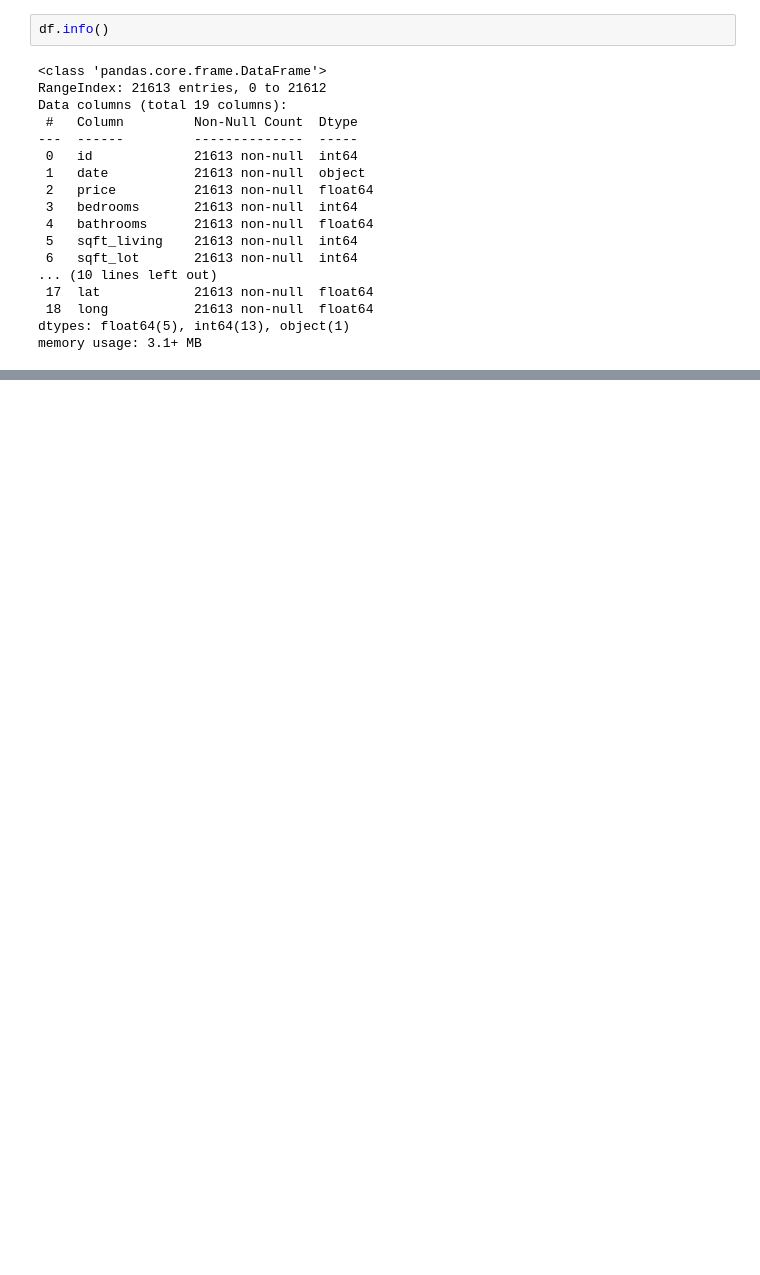
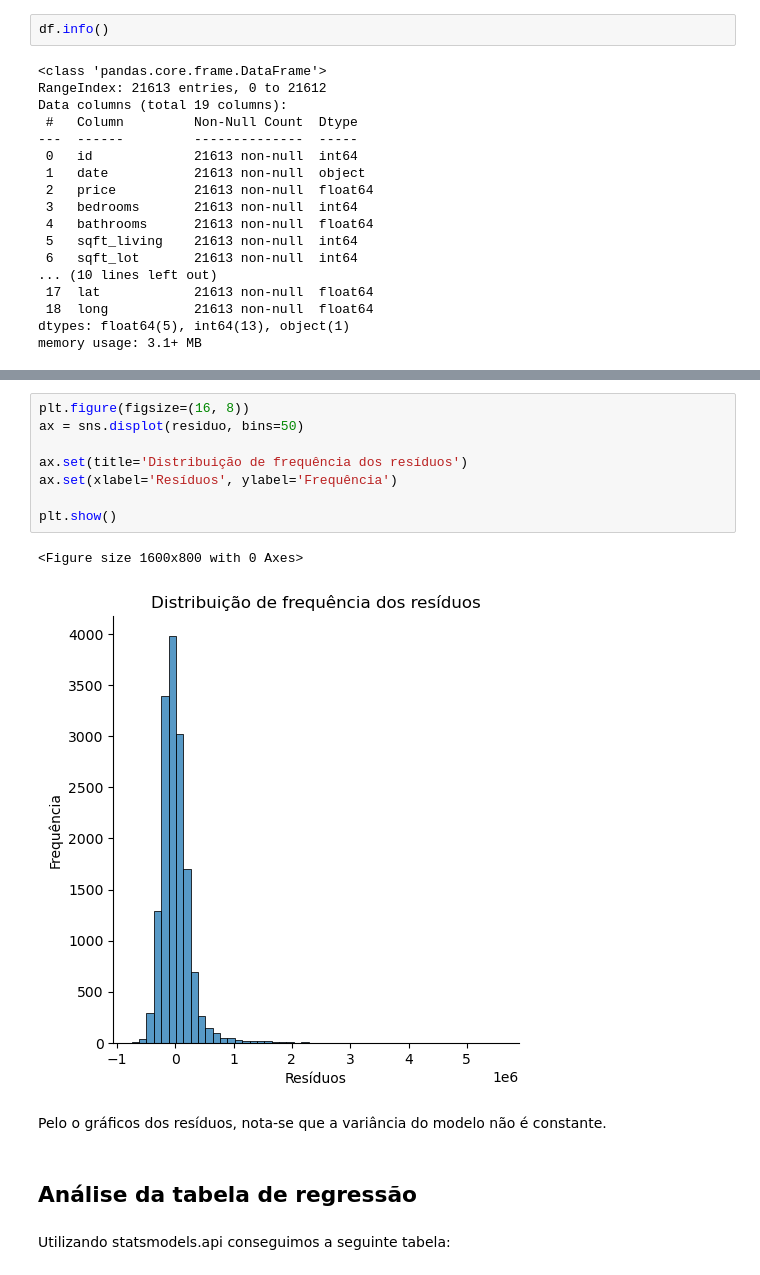
Before and after one commit to luanans/Bootcamp-WoMakersCode, a Jupyter notebook: Desafio Estatística/Challenge Modelos Regessivos.ipynb, the cells around one changed output, grey strips where cells are left out. Drawn from its saved outputs; the diff is of its cells as text; blank space fills up the shorter version.

```diff
--- a/Desafio Estatística/Challenge Modelos Regessivos.ipynb
+++ b/Desafio Estatística/Challenge Modelos Regessivos.ipynb
@@ -87,0 +251,17 @@ df.describe()
+# %%
+plt.figure(figsize=(16, 8))
+ax = sns.displot(residuo, bins=50)
+
+ax.set(title='Distribuição de frequência dos resíduos')
+ax.set(xlabel='Resíduos', ylabel='Frequência')
+
+plt.show()
+# %% [output]
+<Figure size 1600x800 with 0 Axes>
+[figure, added]
+# %% [markdown]
+Pelo o gráficos dos resíduos, nota-se que a variância do modelo não é constante.
+# %% [markdown]
+## Análise da tabela de regressão
+# %% [markdown]
+Utilizando statsmodels.api conseguimos a seguinte tabela:
```
Also changed, not shown: parts of 35 cells of this notebook, 4 other files.
